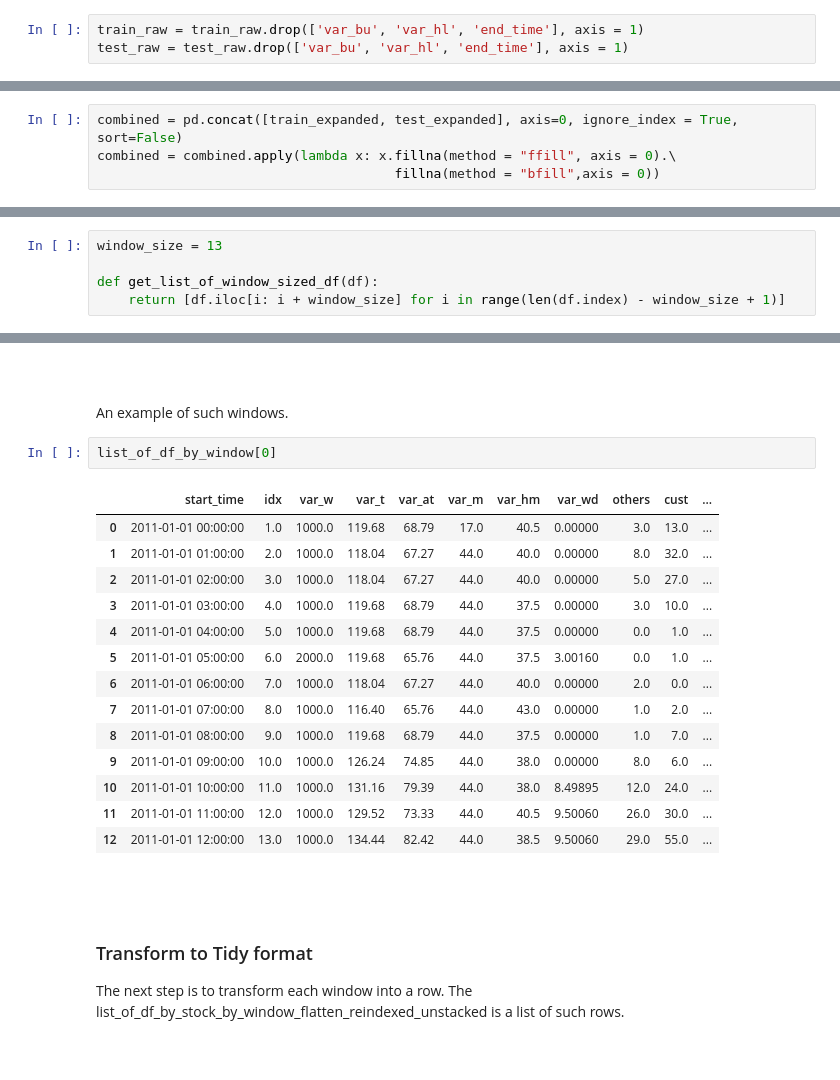
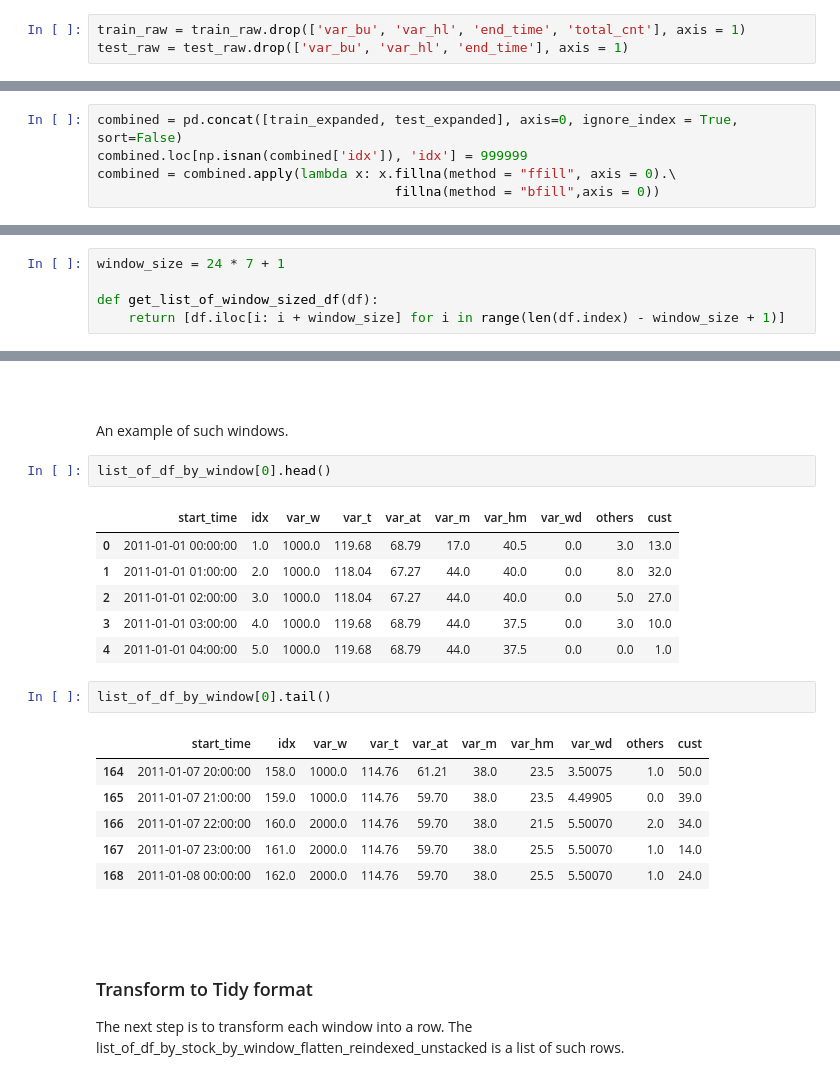
Before and after one commit to kanru-wang/customer_time_series_with_covariants, a Jupyter notebook: data_wrangling.ipynb, the cells around one changed output, grey strips where cells are left out. Cells and saved outputs as stored; diff of their text form.

```diff
--- a/data_wrangling.ipynb
+++ b/data_wrangling.ipynb
@@ -27,5 +38,5 @@ It is clear that var_bu, var_hl and end_time are useless. Drop them.
 # %%
-train_raw = train_raw.drop(['var_bu', 'var_hl', 'end_time'], axis = 1)
+train_raw = train_raw.drop(['var_bu', 'var_hl', 'end_time', 'total_cnt'], axis = 1)
 test_raw = test_raw.drop(['var_bu', 'var_hl', 'end_time'], axis = 1)
 # %% [markdown]
 <br>
@@ -90,6 +101,7 @@ Combine and then fill NA. Fill forward then backward instead of interpolation to
 Notice that values to be predicted in the test dataset are temporarily filled anyway.
 # %%
 combined = pd.concat([train_expanded, test_expanded], axis=0, ignore_index = True, sort=False)
+combined.loc[np.isnan(combined['idx']), 'idx'] = 999999
 combined = combined.apply(lambda x: x.fillna(method = "ffill", axis = 0).\
                                       fillna(method = "bfill",axis = 0))
 # %% [markdown]
@@ -104,7 +116,7 @@ As you will see in the later process, the first 12 hours will be features. For t
 
 The total number of dataframes in list_of_df_by_window should be: number of rows in dataset - window length + 1.
 # %%
-window_size = 13
+window_size = 24 * 7 + 1
 
 def get_list_of_window_sized_df(df):
     return [df.iloc[i: i + window_size] for i in range(len(df.index) - window_size + 1)]
@@ -115,22 +127,23 @@ list_of_df_by_window = get_list_of_window_sized_df(combined)
 <br>
 An example of such windows.
 # %%
-list_of_df_by_window[0]
+list_of_df_by_window[0].head()
 # %% [output]
-|  | start_time | idx | var_w | var_t | var_at | var_m | var_hm | var_wd | others | cust | ... |
-| 0 | 2011-01-01 00:00:00 | 1.0 | 1000.0 | 119.68 | 68.79 | 17.0 | 40.5 | 0.00000 | 3.0 | 13.0 | ... |
-| 1 | 2011-01-01 01:00:00 | 2.0 | 1000.0 | 118.04 | 67.27 | 44.0 | 40.0 | 0.00000 | 8.0 | 32.0 | ... |
-| 2 | 2011-01-01 02:00:00 | 3.0 | 1000.0 | 118.04 | 67.27 | 44.0 | 40.0 | 0.00000 | 5.0 | 27.0 | ... |
-| 3 | 2011-01-01 03:00:00 | 4.0 | 1000.0 | 119.68 | 68.79 | 44.0 | 37.5 | 0.00000 | 3.0 | 10.0 | ... |
-| 4 | 2011-01-01 04:00:00 | 5.0 | 1000.0 | 119.68 | 68.79 | 44.0 | 37.5 | 0.00000 | 0.0 | 1.0 | ... |
-| 5 | 2011-01-01 05:00:00 | 6.0 | 2000.0 | 119.68 | 65.76 | 44.0 | 37.5 | 3.00160 | 0.0 | 1.0 | ... |
-| 6 | 2011-01-01 06:00:00 | 7.0 | 1000.0 | 118.04 | 67.27 | 44.0 | 40.0 | 0.00000 | 2.0 | 0.0 | ... |
-| 7 | 2011-01-01 07:00:00 | 8.0 | 1000.0 | 116.40 | 65.76 | 44.0 | 43.0 | 0.00000 | 1.0 | 2.0 | ... |
-| 8 | 2011-01-01 08:00:00 | 9.0 | 1000.0 | 119.68 | 68.79 | 44.0 | 37.5 | 0.00000 | 1.0 | 7.0 | ... |
-| 9 | 2011-01-01 09:00:00 | 10.0 | 1000.0 | 126.24 | 74.85 | 44.0 | 38.0 | 0.00000 | 8.0 | 6.0 | ... |
-| 10 | 2011-01-01 10:00:00 | 11.0 | 1000.0 | 131.16 | 79.39 | 44.0 | 38.0 | 8.49895 | 12.0 | 24.0 | ... |
-| 11 | 2011-01-01 11:00:00 | 12.0 | 1000.0 | 129.52 | 73.33 | 44.0 | 40.5 | 9.50060 | 26.0 | 30.0 | ... |
-| 12 | 2011-01-01 12:00:00 | 13.0 | 1000.0 | 134.44 | 82.42 | 44.0 | 38.5 | 9.50060 | 29.0 | 55.0 | ... |
+|  | start_time | idx | var_w | var_t | var_at | var_m | var_hm | var_wd | others | cust |
+| 0 | 2011-01-01 00:00:00 | 1.0 | 1000.0 | 119.68 | 68.79 | 17.0 | 40.5 | 0.0 | 3.0 | 13.0 |
+| 1 | 2011-01-01 01:00:00 | 2.0 | 1000.0 | 118.04 | 67.27 | 44.0 | 40.0 | 0.0 | 8.0 | 32.0 |
+| 2 | 2011-01-01 02:00:00 | 3.0 | 1000.0 | 118.04 | 67.27 | 44.0 | 40.0 | 0.0 | 5.0 | 27.0 |
+| 3 | 2011-01-01 03:00:00 | 4.0 | 1000.0 | 119.68 | 68.79 | 44.0 | 37.5 | 0.0 | 3.0 | 10.0 |
+| 4 | 2011-01-01 04:00:00 | 5.0 | 1000.0 | 119.68 | 68.79 | 44.0 | 37.5 | 0.0 | 0.0 | 1.0 |
+# %%
+list_of_df_by_window[0].tail()
+# %% [output]
+|  | start_time | idx | var_w | var_t | var_at | var_m | var_hm | var_wd | others | cust |
+| 164 | 2011-01-07 20:00:00 | 158.0 | 1000.0 | 114.76 | 61.21 | 38.0 | 23.5 | 3.50075 | 1.0 | 50.0 |
+| 165 | 2011-01-07 21:00:00 | 159.0 | 1000.0 | 114.76 | 59.70 | 38.0 | 23.5 | 4.49905 | 0.0 | 39.0 |
+| 166 | 2011-01-07 22:00:00 | 160.0 | 2000.0 | 114.76 | 59.70 | 38.0 | 21.5 | 5.50070 | 2.0 | 34.0 |
+| 167 | 2011-01-07 23:00:00 | 161.0 | 2000.0 | 114.76 | 59.70 | 38.0 | 25.5 | 5.50070 | 1.0 | 14.0 |
+| 168 | 2011-01-08 00:00:00 | 162.0 | 2000.0 | 114.76 | 59.70 | 38.0 | 25.5 | 5.50070 | 1.0 | 24.0 |
 # %% [markdown]
 <br>
 <br>
```
Also changed, not shown: parts of 38 cells of this notebook.
